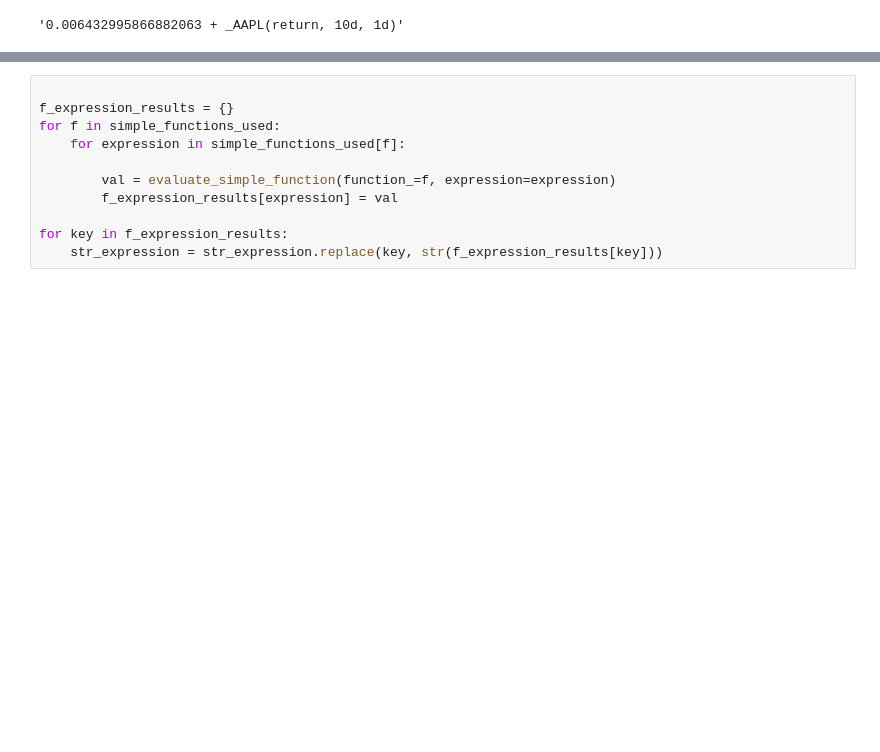
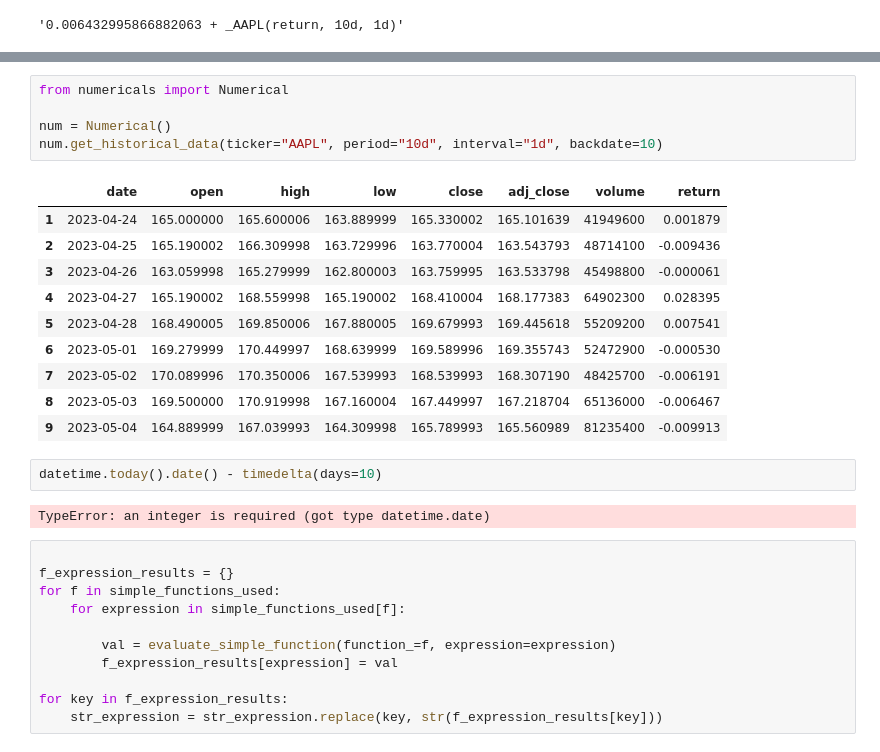
Before and after one commit to VinceXIV/intradr-api, a Jupyter notebook: test.ipynb, the cells around one changed output, grey strips where cells are left out. Cells and saved outputs as stored; diff of their text form; blank space fills up the shorter version.

```diff
--- a/test.ipynb
+++ b/test.ipynb
@@ -202,3 +262,23 @@ data
+# %%
+from numericals import Numerical
+
+num = Numerical()
+num.get_historical_data(ticker="AAPL", period="10d", interval="1d", backdate=10)
+# %% [output]
+|  | date | open | high | low | close | adj_close | volume | return |
+| 1 | 2023-04-24 | 165.000000 | 165.600006 | 163.889999 | 165.330002 | 165.101639 | 41949600 | 0.001879 |
+| 2 | 2023-04-25 | 165.190002 | 166.309998 | 163.729996 | 163.770004 | 163.543793 | 48714100 | -0.009436 |
+| 3 | 2023-04-26 | 163.059998 | 165.279999 | 162.800003 | 163.759995 | 163.533798 | 45498800 | -0.000061 |
+| 4 | 2023-04-27 | 165.190002 | 168.559998 | 165.190002 | 168.410004 | 168.177383 | 64902300 | 0.028395 |
+| 5 | 2023-04-28 | 168.490005 | 169.850006 | 167.880005 | 169.679993 | 169.445618 | 55209200 | 0.007541 |
+| 6 | 2023-05-01 | 169.279999 | 170.449997 | 168.639999 | 169.589996 | 169.355743 | 52472900 | -0.000530 |
+| 7 | 2023-05-02 | 170.089996 | 170.350006 | 167.539993 | 168.539993 | 168.307190 | 48425700 | -0.006191 |
+| 8 | 2023-05-03 | 169.500000 | 170.919998 | 167.160004 | 167.449997 | 167.218704 | 65136000 | -0.006467 |
+| 9 | 2023-05-04 | 164.889999 | 167.039993 | 164.309998 | 165.789993 | 165.560989 | 81235400 | -0.009913 |
+# %%
+datetime.today().date() - timedelta(days=10)
+# %% [output]
+TypeError: an integer is required (got type datetime.date)
 # %%
 
 f_expression_results = {}
```
Also changed, not shown: parts of 15 cells of this notebook.
